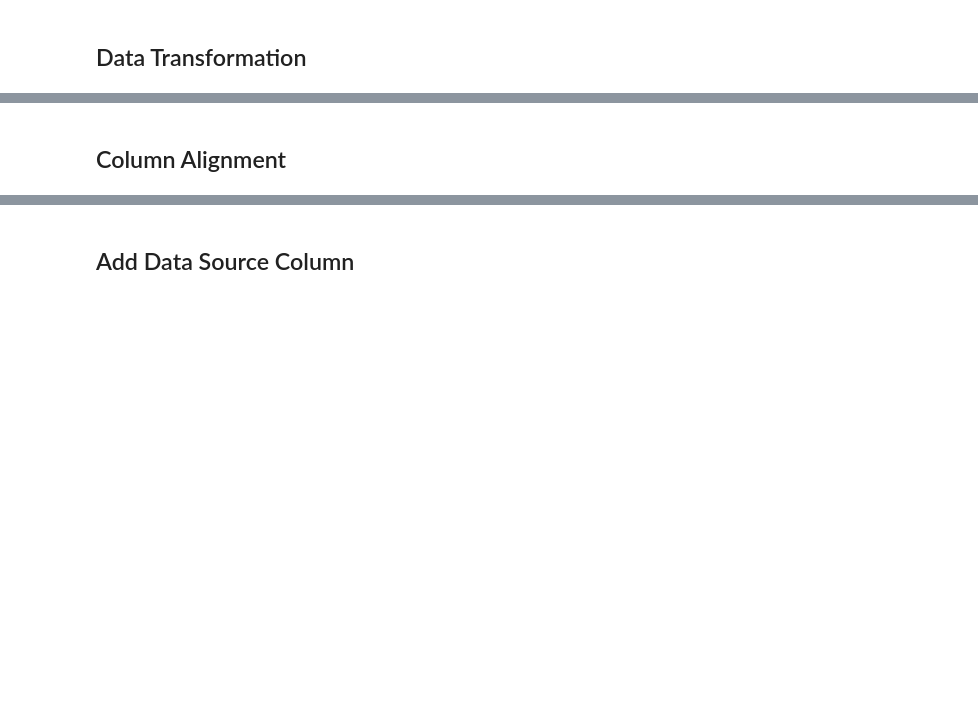
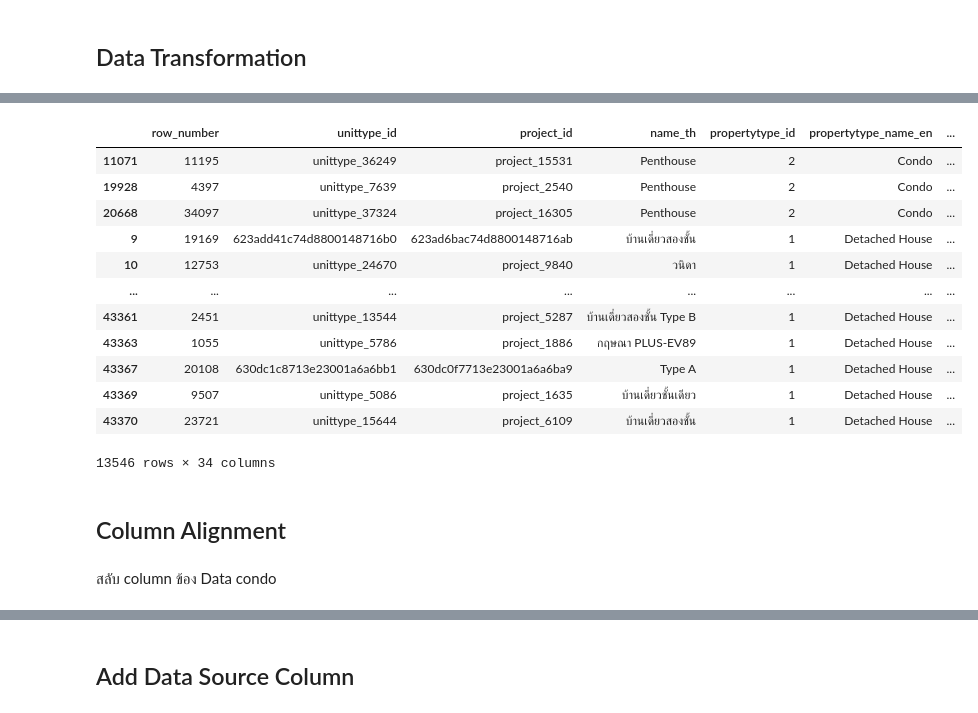
Before and after one commit to BunyanutIn/BSC_DPDM2025, a Jupyter notebook: Ch3_Data_Preprocessing.ipynb, the cells around one changed output, grey strips where cells are left out. Saved outputs shown, nothing was run; the diff lists cells and outputs as text; code cells hidden in the pictures; blank space fills up the shorter version.

```diff
--- a/Ch3_Data_Preprocessing.ipynb
+++ b/Ch3_Data_Preprocessing.ipynb
@@ -617,2 +720,20 @@ unit_df.head()
+# %%
+condo_house[condo_house['price_min'] > 300]
+# %% [output]
+|  | row_number | unittype_id | project_id | name_th | propertytype_id | propertytype_name_en | ... |
+| 11071 | 11195 | unittype_36249 | project_15531 | Penthouse | 2 | Condo | ... |
+| 19928 | 4397 | unittype_7639 | project_2540 | Penthouse | 2 | Condo | ... |
+| 20668 | 34097 | unittype_37324 | project_16305 | Penthouse | 2 | Condo | ... |
+| 9 | 19169 | 623add41c74d8800148716b0 | 623ad6bac74d8800148716ab | บ้านเดี่ยวสองชั้น | 1 | Detached House | ... |
+| 10 | 12753 | unittype_24670 | project_9840 | วนิดา | 1 | Detached House | ... |
+| ... | ... | ... | ... | ... | ... | ... | ... |
+| 43361 | 2451 | unittype_13544 | project_5287 | บ้านเดี่ยวสองชั้น Type B | 1 | Detached House | ... |
+| 43363 | 1055 | unittype_5786 | project_1886 | กฤษณา PLUS-EV89 | 1 | Detached House | ... |
+| 43367 | 20108 | 630dc1c8713e23001a6a6bb1 | 630dc0f7713e23001a6a6ba9 | Type A | 1 | Detached House | ... |
+| 43369 | 9507 | unittype_5086 | project_1635 | บ้านเดี่ยวชั้นเดียว | 1 | Detached House | ... |
+| 43370 | 23721 | unittype_15644 | project_6109 | บ้านเดี่ยวสองชั้น | 1 | Detached House | ... |
+13546 rows × 34 columns
 # %% [markdown]
 ## Column Alignment
+# %% [markdown]
+สลับ column ข้อง Data condo
```
Also changed, not shown: parts of 51 cells of this notebook.
